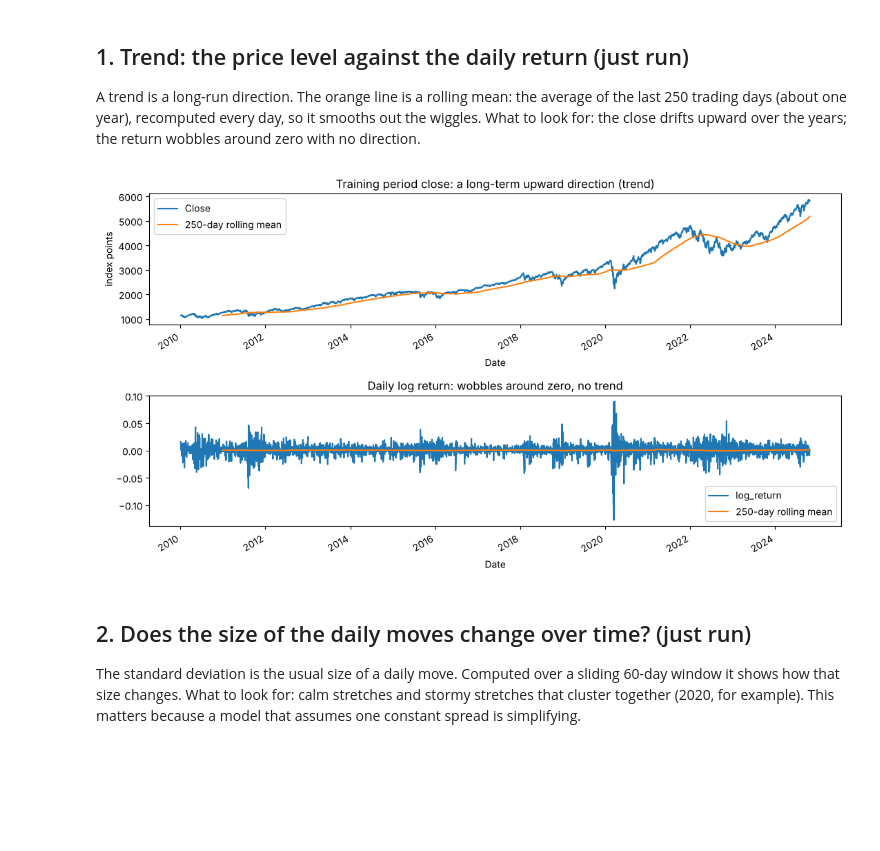
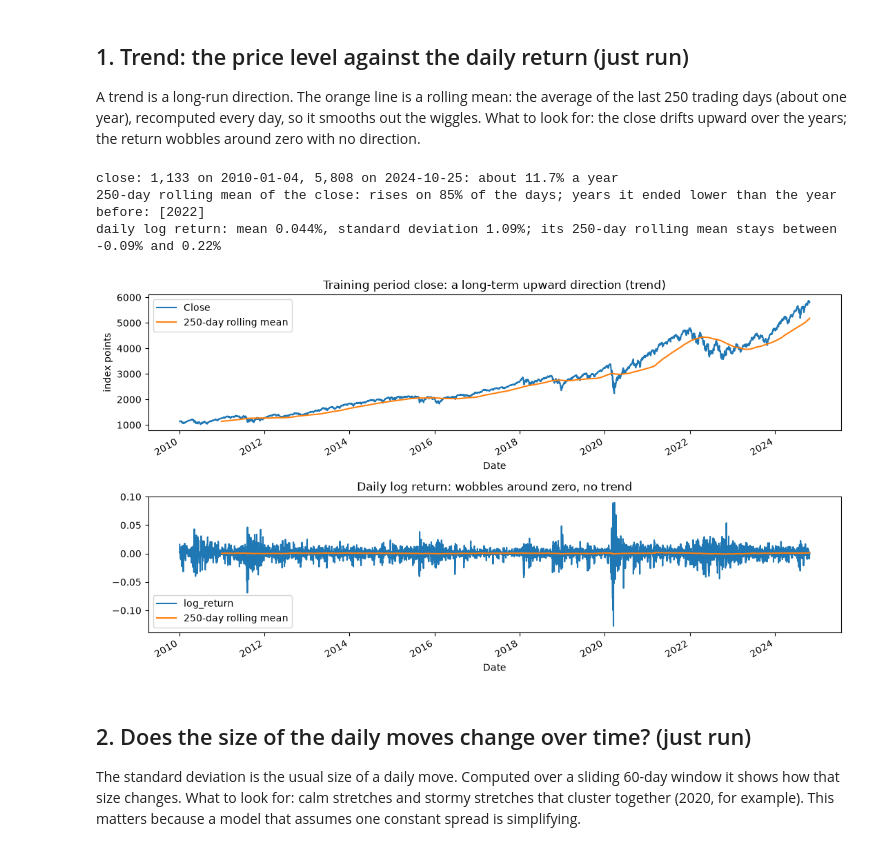
Before and after one commit to Makkaii7/sp500-forecasting, a Jupyter notebook: notebooks/02_time_series_analysis.ipynb, the cells around one changed output. Cells and saved outputs as stored; diff of their text form; code cells hidden in the pictures; blank space fills up the shorter version.

```diff
--- a/notebooks/02_time_series_analysis.ipynb
+++ b/notebooks/02_time_series_analysis.ipynb
@@ -218,12 +219,25 @@ drifts upward over the years; the return wobbles around zero with no direction.
 # %%
 fig, ax = plt.subplots(2, 1, figsize=(11, 6))
 close.plot(ax=ax[0], title="Training period close: a long-term upward direction (trend)")
 close.rolling(250).mean().plot(ax=ax[0], label="250-day rolling mean"); ax[0].legend(); ax[0].set_ylabel("index points")
 r.plot(ax=ax[1], title="Daily log return: wobbles around zero, no trend")
 r.rolling(250).mean().plot(ax=ax[1], label="250-day rolling mean"); ax[1].legend()
 plt.tight_layout()
+
+# the numbers behind the two plots (quoted in the report)
+years = (close.index[-1] - close.index[0]).days / 365.25
+print(f"close: {close.iloc[0]:,.0f} on {close.index[0].date()}, {close.iloc[-1]:,.0f} on {close.index[-1].date()}: about {((close.iloc[-1] / close.iloc[0]) ** (1 / years) - 1) * 100:.1f}% a year")
+rolling_close = close.rolling(250).mean().dropna()
+year_end = rolling_close.groupby(rolling_close.index.year).last()
+lower = [int(k) for k in year_end.index[1:][year_end.diff().dropna() < 0]]
+print(f"250-day rolling mean of the close: rises on {(rolling_close.diff().dropna() > 0).mean() * 100:.0f}% of the days; years it ended lower than the year before: {lower}")
+rolling_r = r.rolling(250).mean().dropna() * 100
+print(f"daily log return: mean {r.mean() * 100:.3f}%, standard deviation {r.std() * 100:.2f}%; its 250-day rolling mean stays between {rolling_r.min():.2f}% and {rolling_r.max():.2f}%")
 # %% [output]
+close: 1,133 on 2010-01-04, 5,808 on 2024-10-25: about 11.7% a year
+250-day rolling mean of the close: rises on 85% of the days; years it ended lower than the year before: [2022]
+daily log return: mean 0.044%, standard deviation 1.09%; its 250-day rolling mean stays between -0.09% and 0.22%
-[figure, old version]
+[figure, new version]
 # %% [markdown]
 ## 2. Does the size of the daily moves change over time? (just run)
 
```
Also changed, not shown: parts of 15 cells of this notebook.
